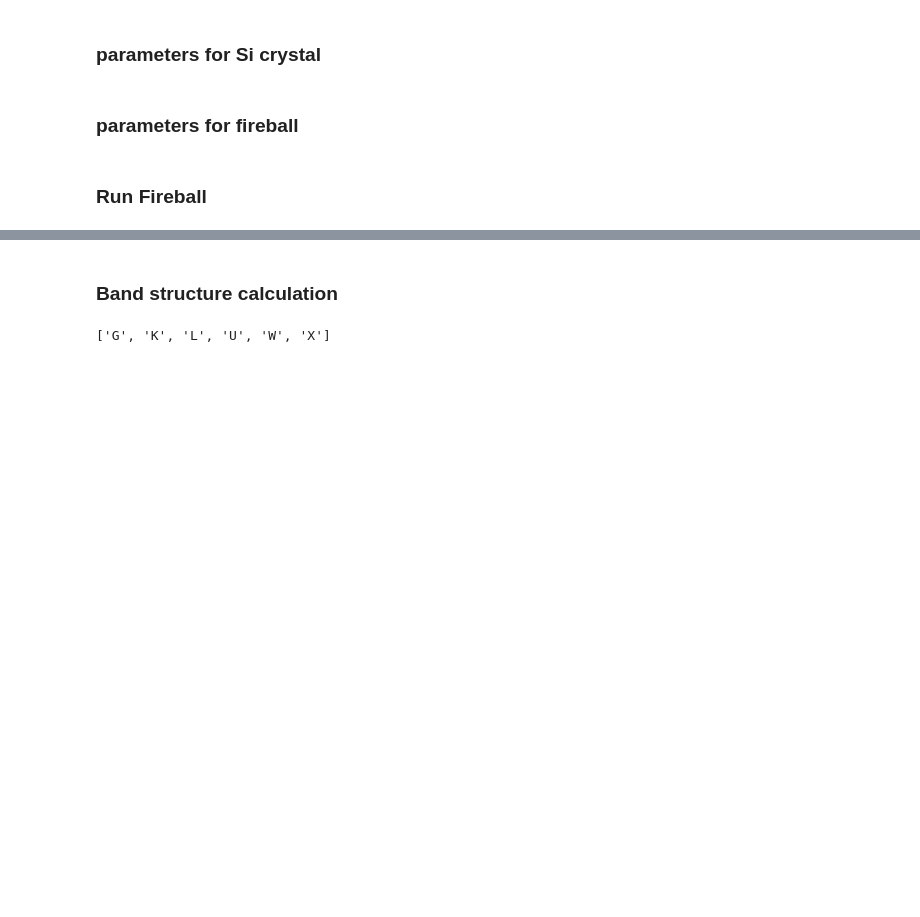
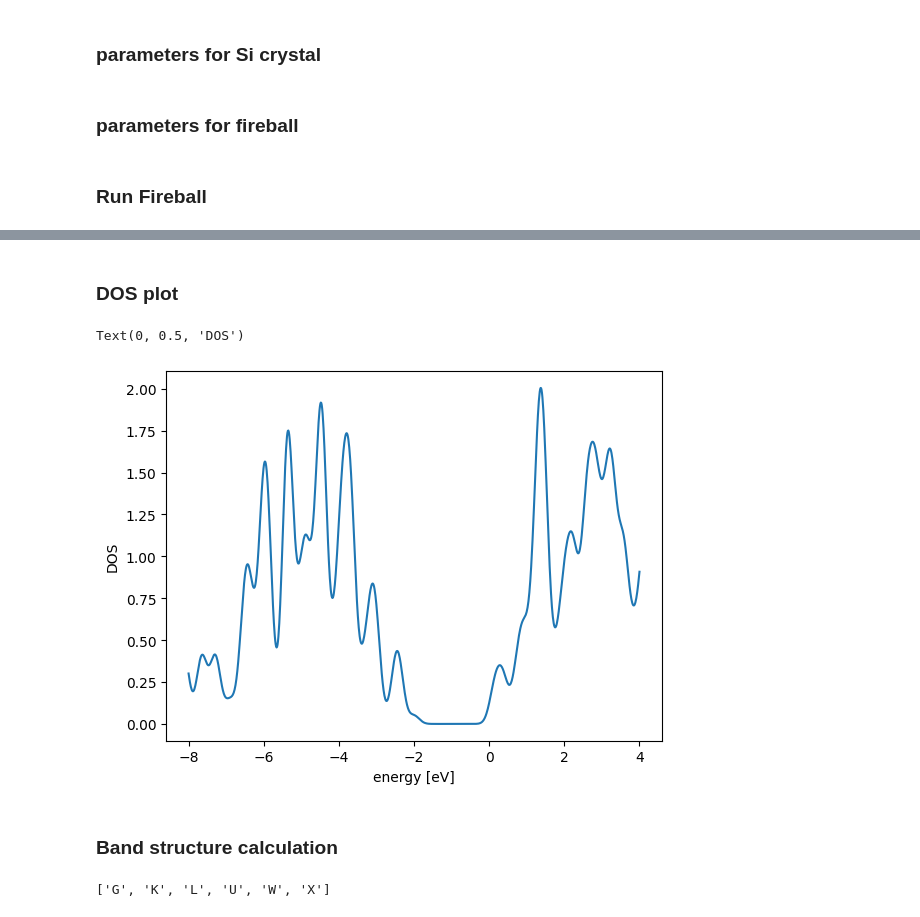
Before and after one commit to thunder-dft/thunder-ase, a Jupyter notebook: examples/Si_DOS_bandstructure/Si_single_point.ipynb, the cells around one changed output, grey strips where cells are left out. Saved outputs shown, nothing was run; the diff lists cells and outputs as text; code cells hidden in the pictures; blank space fills up the shorter version.

```diff
--- a/examples/Si_single-point/Si_single_point.ipynb
+++ b/examples/Si_DOS_bandstructure/Si_single_point.ipynb
@@ -54,2 +54,4 @@ print("The Fermi Level is {:.3f} eV.".format(efermi))
 The energy is -213.076 eV.
 The Fermi Level is -1.683 eV.
+# %% [markdown]
+### DOS plot
@@ -55,0 +60,5 @@ The Fermi Level is -1.683 eV.
+# %%
+dos = DOS(calc, width=0.2, window=[-8,4], npts=1000)
+# %%
+d = dos.get_dos()
+e = dos.get_energies()
@@ -56,3 +67,10 @@ The Fermi Level is -1.683 eV.
+# %%
+plt.plot(e, d)
+plt.xlabel('energy [eV]')
+plt.ylabel('DOS')
+# %% [output]
+Text(0, 0.5, 'DOS')
+[figure, added]
 # %% [markdown]
 ### Band structure calculation
 # %%
```
Also changed, not shown: parts of 4 cells of this notebook, 4 other files.
